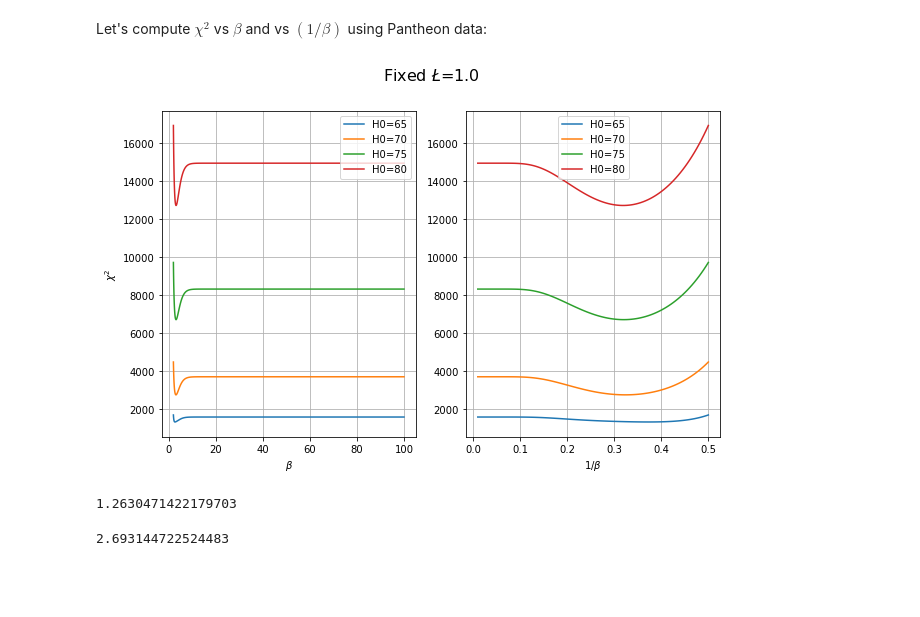
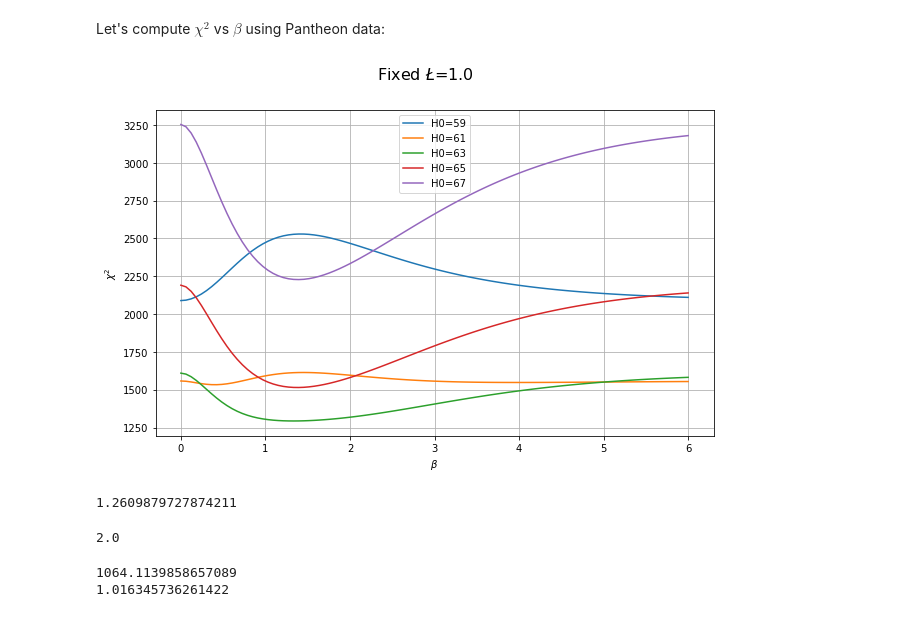
Before and after one commit to matiasleize/GC_MCMC, a Jupyter notebook: notebooks/chi2_4_beta.ipynb, the cells around one changed output. Cells and saved outputs as stored; diff of their text form; code cells hidden in the pictures; blank space fills up the shorter version.

```diff
--- a/notebooks/chi2_4_beta.ipynb
+++ b/notebooks/chi2_4_beta.ipynb
@@ -1,5 +1,5 @@
 # %% [markdown]
-Let's compute $\chi^2$ vs $\beta$ and vs $(1/ \beta)$ using Pantheon data:
+Let's compute $\chi^2$ vs $\beta$ using Pantheon data:
 # %%
 #Import libraries
 import numpy as np
@@ -24,45 +24,42 @@ os.chdir(path_git+'/fr_mcmc/source/Pantheon/')
 zcmb, zhel, Cinv, mb = leer_data_pantheon('lcparam_full_long_zhel.txt')
 # %%
 #Define fixed values
-M_abs = -19.3
+M_abs = -19.374
 L_bar = 1.
 
 muobs = mb-M_abs
 
-H_0s = np.array([65,70,75,80])
+H_0s = np.array([59,61,63,65,67])
 #Loop over 1/beta values
-bs = np.linspace(0.01,0.5,100)
-betas = 1/bs
+#bs = np.linspace(0.01,0.5,100)
+betas = np.linspace(0,6,100)
 
-fig, ax = plt.subplots(1,2, figsize=(10,6))
+fig, ax = plt.subplots(1,1, figsize=(10,6))
 fig.suptitle(r'Fixed $\L$={}'.format(L_bar), fontsize=16)
 
 chi2 = np.zeros((len(betas),len(H_0s)))
 for j, H_0 in enumerate(H_0s):
     for i, beta in enumerate(betas):
         params = [1., beta, H_0] #L_bar in units of H0
         zs, Hs = integrator(params)
         int_inv_Hs = cumtrapz(Hs**(-1), zs, initial=0)
         int_inv_Hs_interpolado = interp1d(zs, int_inv_Hs)
         muth = magn_aparente_teorica(int_inv_Hs_interpolado, zcmb, zhel)
         chi2[i,j] = chi2_supernovae(muth, muobs, Cinv)
 
-    ax[0].plot(betas, chi2[:,j], label='H0={}'.format(H_0))
-    ax[1].plot(bs, chi2[:,j], label='H0={}'.format(H_0))
+    ax.plot(betas, chi2[:,j], label='H0={}'.format(H_0))
+    #ax[1].plot(bs, chi2[:,j], label='H0={}'.format(H_0))
 
 
-ax[0].grid()
-ax[0].set_xlabel(r'$\beta$')
-ax[0].set_ylabel(r'$\chi^{2}$')
-ax[0].legend()
+ax.grid()
+ax.set_xlabel(r'$\beta$')
+ax.set_ylabel(r'$\chi^{2}$')
+ax.legend()
 
-ax[1].grid()
-ax[1].set_xlabel(r'$1 / \beta$')
-ax[1].legend()
-plt.savefig(path_git+'/beta_chi2.png')
+plt.savefig(path_git+'/beta_chi2_1.png')
 plt.show()
 # %% [output]
-[figure, old version]
+[figure, new version]
 # %%
 chi2_min_red = min(chi2[:,0])/(len(zcmb)-1)
 print(chi2_min_red)
@@ -70,5 +67,22 @@ print(chi2_min_red)
 
 betas[np.where(chi2==min(chi2[:,0]))[0][0]] #beta that minimize chi2
 # %% [output]
-1.2630471422179703
+1.2609879727874211
-2.693144722524483
+2.0
+# %%
+#Define fixed values
+M_abs = -19.374
+L_bar = 0.9
+beta = 3.66
+H_0 = 70.3272914
+muobs = mb-M_abs
+params = [L_bar, beta, H_0] #L_bar in units of H0
+zs, Hs = integrator(params)
+int_inv_Hs = cumtrapz(Hs**(-1), zs, initial=0)
+int_inv_Hs_interpolado = interp1d(zs, int_inv_Hs)
+muth = magn_aparente_teorica(int_inv_Hs_interpolado, zcmb, zhel)
+print(chi2_supernovae(muth, muobs, Cinv))
+print(chi2_supernovae(muth, muobs, Cinv)/(len(zcmb)-1))
+# %% [output]
+1064.1139858657089
+1.016345736261422
```
Also changed, not shown: 2 other files.
